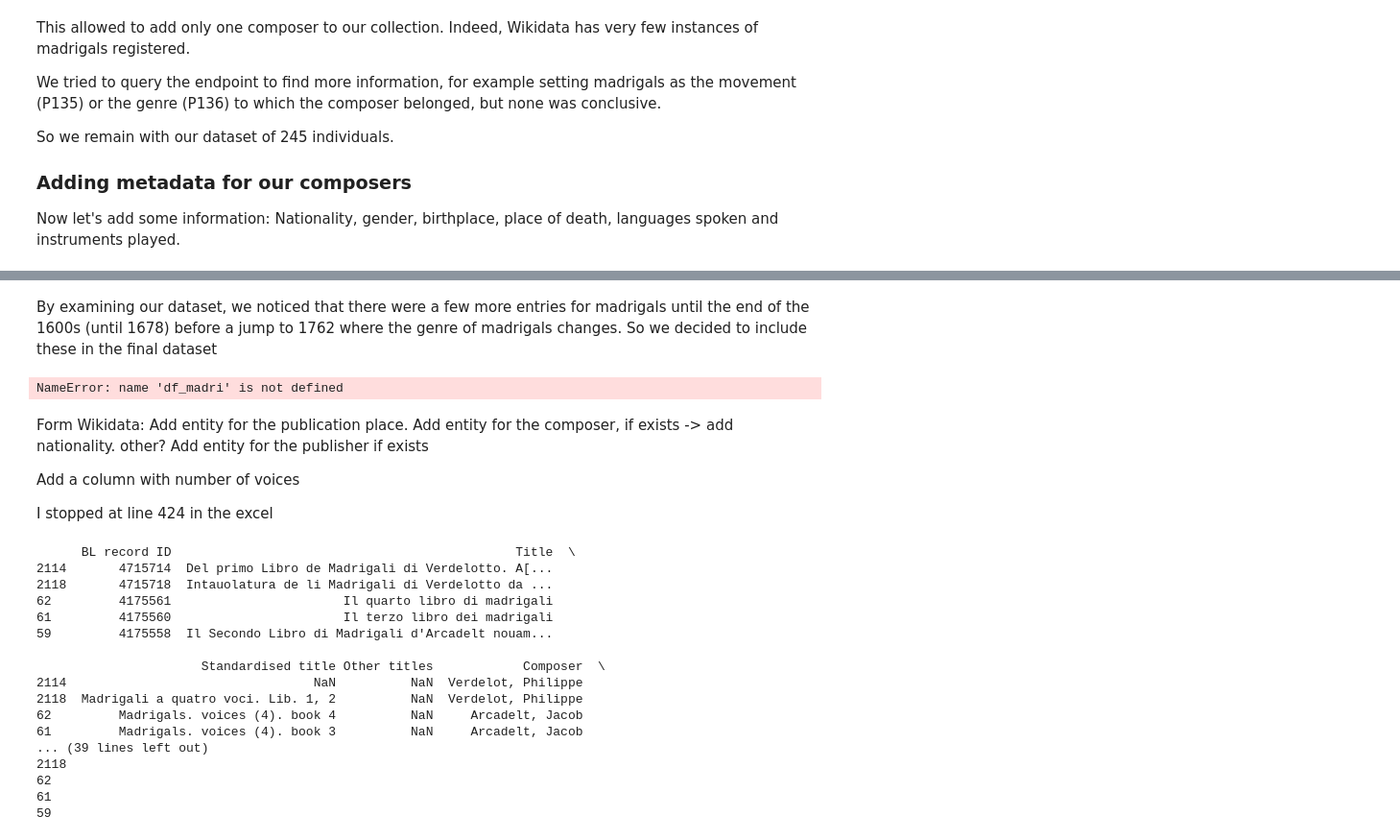
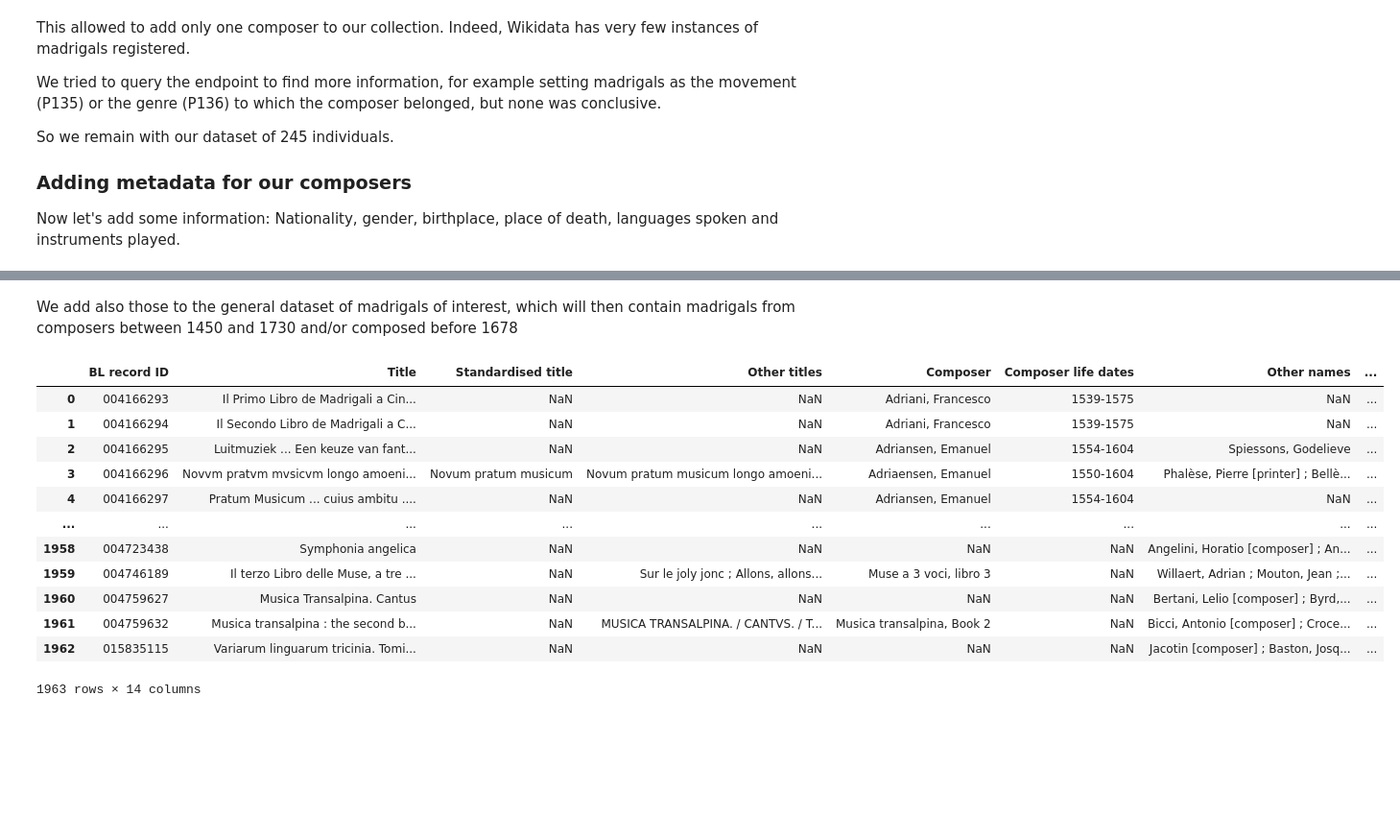
Before and after one commit to Madrigalis/Madrigalis.github.io, a Jupyter notebook: Madrigals.ipynb, the cells around one changed output, grey strips where cells are left out. Shown at 96% size. Saved outputs shown, nothing was run; the diff lists cells and outputs as text; code cells hidden in the pictures; blank space fills up the shorter version.

```diff
--- a/Madrigals.ipynb
+++ b/Madrigals.ipynb
@@ -371,7 +347,0 @@ df_madri = df_madri.sort_values(by=['Publication date (standardised)'])
-# %% [markdown]
-By examining our dataset, we noticed that there were a few more entries for madrigals until the end of the 1600s (until 1678) before a jump to 1762 where the genre of madrigals changes. So we decided to include these in the final dataset
-# %%
-df_madri = df_madri.loc[df_madri['Publication date (standardised)'] <= 1678]
-df_madri
-# %% [output]
-NameError: name 'df_madri' is not defined
@@ -380,8 +347,0 @@ df_madri.to_csv("madri_composed_bef_1678_records.csv")
-# %% [markdown]
-Form Wikidata: Add entity for the publication place.
-Add entity for the composer, if exists -> add nationality. other?
-Add entity for the publisher if exists
-
-Add a column with number of voices
-
-I stopped at line 424 in the excel
@@ -394,31 +347,0 @@ dictionary_voices = {"uno":1, "due":2, "doi":2, "dui":2, "tre":3, "quattro":4, "
-# %%
-import numpy as np
-output = df_madri.copy(deep=True)
-output['Voices']=''
-for row in output.itertuples():
-    title_splitted = row[2].lower().split()
-    for el in title_splitted:
-        el = el.strip(" .,():")
-        if el in dictionary_voices:
-            if type(output.loc[row[0], 'Voices']) is not list:
-                output.at[row[0], 'Voices']=list([dictionary_voices[el]])
-            else:
-                output.loc[row[0], 'Voices'].append(int(dictionary_voices[el]))
-# %% [output]
-      BL record ID                                              Title  \
-2114       4715714  Del primo Libro de Madrigali di Verdelotto. A[...
-2118       4715718  Intauolatura de li Madrigali di Verdelotto da ...
-62         4175561                       Il quarto libro di madrigali
-61         4175560                       Il terzo libro dei madrigali
-59         4175558  Il Secondo Libro di Madrigali d'Arcadelt nouam...
-
-                      Standardised title Other titles            Composer  \
-2114                                 NaN          NaN  Verdelot, Philippe
-2118  Madrigali a quatro voci. Lib. 1, 2          NaN  Verdelot, Philippe
-62         Madrigals. voices (4). book 4          NaN     Arcadelt, Jacob
-61         Madrigals. voices (4). book 3          NaN     Arcadelt, Jacob
-... (39 lines left out)
-2118
-62
-61
-59
@@ -426,0 +348,23 @@ output.to_csv("df_madri_w_voices.csv")
+# %% [markdown]
+We add also those to the general dataset of madrigals of interest, which will then contain madrigals from composers between 1450 and 1730 and/or composed before 1678
+# %%
+df_madri_pub_bef_1678['Publication date (standardised)'] = df_madri_pub_bef_1678['Publication date (standardised)'].astype("str")
+
+#We want to keep only columns where we registered dates for a composer -> those we know are of the right period of time.
+df_madri_composers_dates=df_madri.dropna(subset=['Composer life dates'])
+df_madri = df_madri_composers_dates.merge(df_madri_pub_bef_1678, how="outer")
+df_madri
+# %% [output]
+|  | BL record ID | Title | Standardised title | Other titles | Composer | Composer life dates | Other names | ... |
+| 0 | 004166293 | Il Primo Libro de Madrigali a Cin... | NaN | NaN | Adriani, Francesco | 1539-1575 | NaN | ... |
+| 1 | 004166294 | Il Secondo Libro de Madrigali a C... | NaN | NaN | Adriani, Francesco | 1539-1575 | NaN | ... |
+| 2 | 004166295 | Luitmuziek ... Een keuze van fant... | NaN | NaN | Adriansen, Emanuel | 1554-1604 | Spiessons, Godelieve | ... |
+| 3 | 004166296 | Novvm pratvm mvsicvm longo amoeni... | Novum pratum musicum | Novum pratum musicum longo amoeni... | Adriaensen, Emanuel | 1550-1604 | Phalèse, Pierre [printer] ; Bellè... | ... |
+| 4 | 004166297 | Pratum Musicum ... cuius ambitu .... | NaN | NaN | Adriansen, Emanuel | 1554-1604 | NaN | ... |
+| ... | ... | ... | ... | ... | ... | ... | ... | ... |
+| 1958 | 004723438 | Symphonia angelica | NaN | NaN | NaN | NaN | Angelini, Horatio [composer] ; An... | ... |
+| 1959 | 004746189 | Il terzo Libro delle Muse, a tre ... | NaN | Sur le joly jonc ; Allons, allons... | Muse a 3 voci, libro 3 | NaN | Willaert, Adrian ; Mouton, Jean ;... | ... |
+| 1960 | 004759627 | Musica Transalpina. Cantus | NaN | NaN | NaN | NaN | Bertani, Lelio [composer] ; Byrd,... | ... |
+| 1961 | 004759632 | Musica transalpina : the second b... | NaN | MUSICA TRANSALPINA. / CANTVS. / T... | Musica transalpina, Book 2 | NaN | Bicci, Antonio [composer] ; Croce... | ... |
+| 1962 | 015835115 | Variarum linguarum tricinia. Tomi... | NaN | NaN | NaN | NaN | Jacotin [composer] ; Baston, Josq... | ... |
+1963 rows × 14 columns
```
Also changed, not shown: parts of 73 cells of this notebook, 9 other files.
